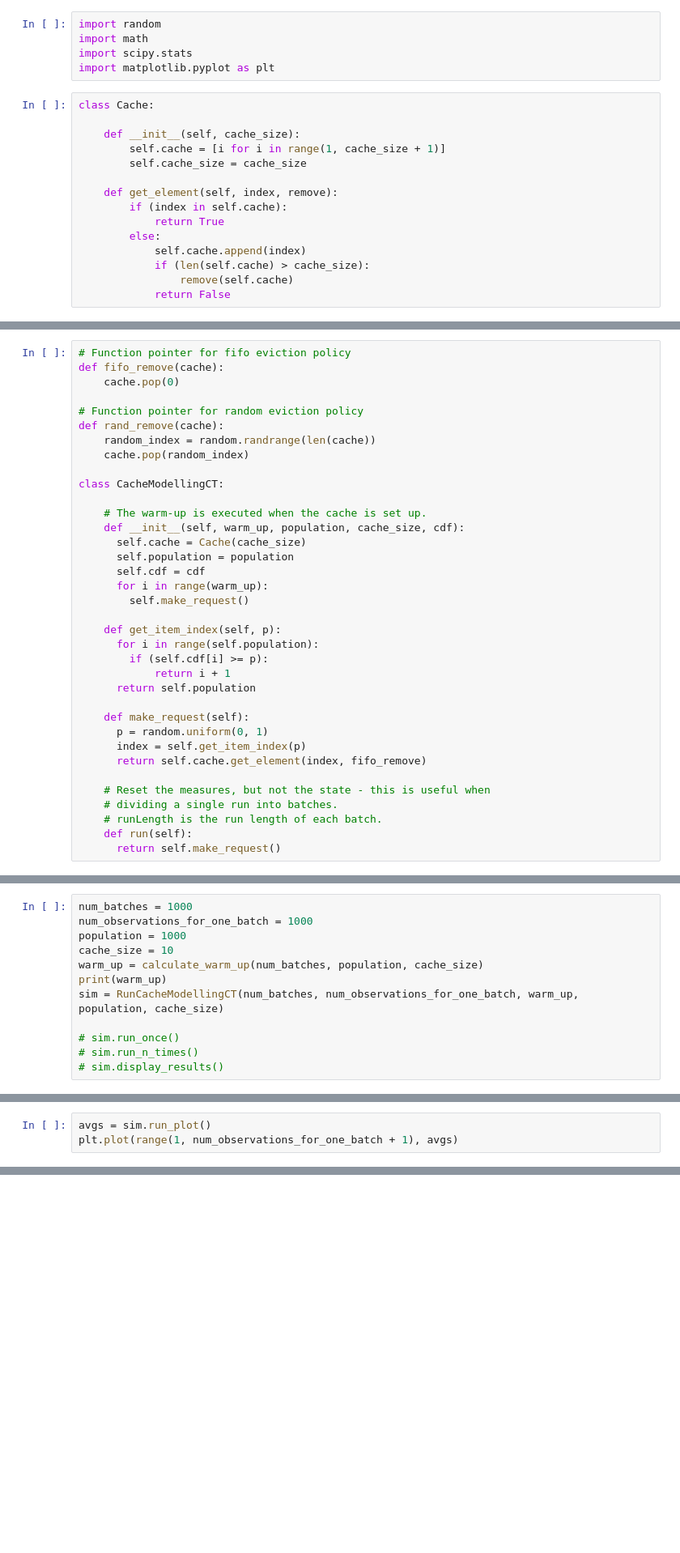
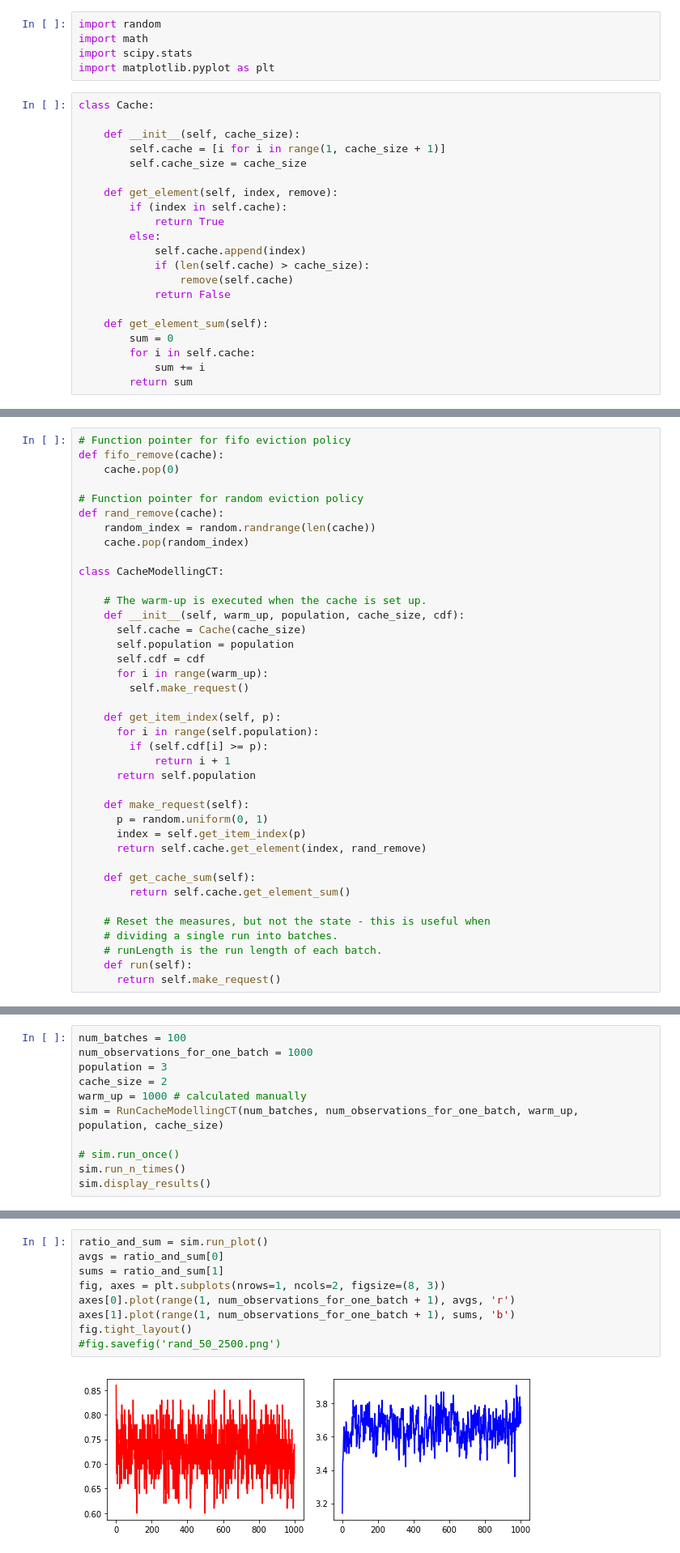
Before and after one commit to hanglili/CacheModelling, a Jupyter notebook: cache_modelling/cache_modelling.ipynb, the cells around one changed output, grey strips where cells are left out. Shown at 81% size. Saved outputs shown, nothing was run; the diff lists cells and outputs as text; blank space fills up the shorter version.

Commit message:
Added code for plotting element sum along hit ratio. Manually ran tests to determine warmup.

```diff
--- a/cache_modelling/cache_modelling.ipynb
+++ b/cache_modelling/cache_modelling.ipynb
@@ -18,6 +18,12 @@ class Cache:
             if (len(self.cache) > cache_size):
                 remove(self.cache)
             return False
+
+    def get_element_sum(self):
+        sum = 0
+        for i in self.cache:
+            sum += i
+        return sum
 # %%
 class Measure:
 
@@ -88,7 +94,10 @@ class CacheModellingCT:
     def make_request(self):
       p = random.uniform(0, 1)
       index = self.get_item_index(p)
-      return self.cache.get_element(index, fifo_remove)
+      return self.cache.get_element(index, rand_remove)
+
+    def get_cache_sum(self):
+        return self.cache.get_element_sum()
 
     # Reset the measures, but not the state - this is useful when
     # dividing a single run into batches.
@@ -213,15 +246,14 @@ def calculate_warm_up(num_batches, population, cache_size):
 
     return ith_run
 # %%
-num_batches = 1000
+num_batches = 100
 num_observations_for_one_batch = 1000
-population = 1000
-cache_size = 10
-warm_up = calculate_warm_up(num_batches, population, cache_size)
-print(warm_up)
+population = 3
+cache_size = 2
+warm_up = 1000 # calculated manually
 sim = RunCacheModellingCT(num_batches, num_observations_for_one_batch, warm_up, population, cache_size)
 
 # sim.run_once()
-# sim.run_n_times()
-# sim.display_results()
+sim.run_n_times()
+sim.display_results()
 # %% [output]
@@ -229,3 +261,0 @@ sim = RunCacheModellingCT(num_batches, num_observations_for_one_batch, warm_up,
-# %%
-avgs = sim.run_plot()
-plt.plot(range(1, num_observations_for_one_batch + 1), avgs)
@@ -234,0 +262,11 @@ plt.plot(range(1, num_observations_for_one_batch + 1), avgs)
+# %%
+ratio_and_sum = sim.run_plot()
+avgs = ratio_and_sum[0]
+sums = ratio_and_sum[1]
+fig, axes = plt.subplots(nrows=1, ncols=2, figsize=(8, 3))
+axes[0].plot(range(1, num_observations_for_one_batch + 1), avgs, 'r')
+axes[1].plot(range(1, num_observations_for_one_batch + 1), sums, 'b')
+fig.tight_layout()
+#fig.savefig('rand_50_2500.png')
+# %% [output]
+[figure, added]
```
Also changed, not shown: parts of 3 cells of this notebook.
